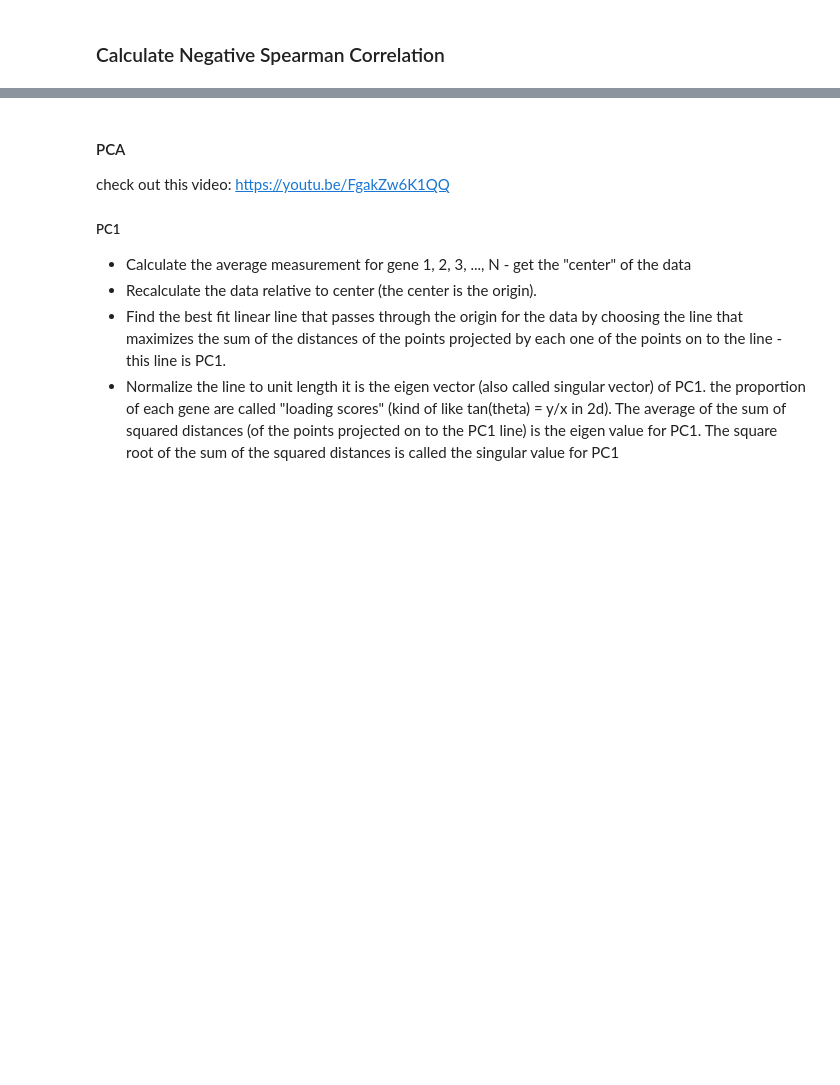
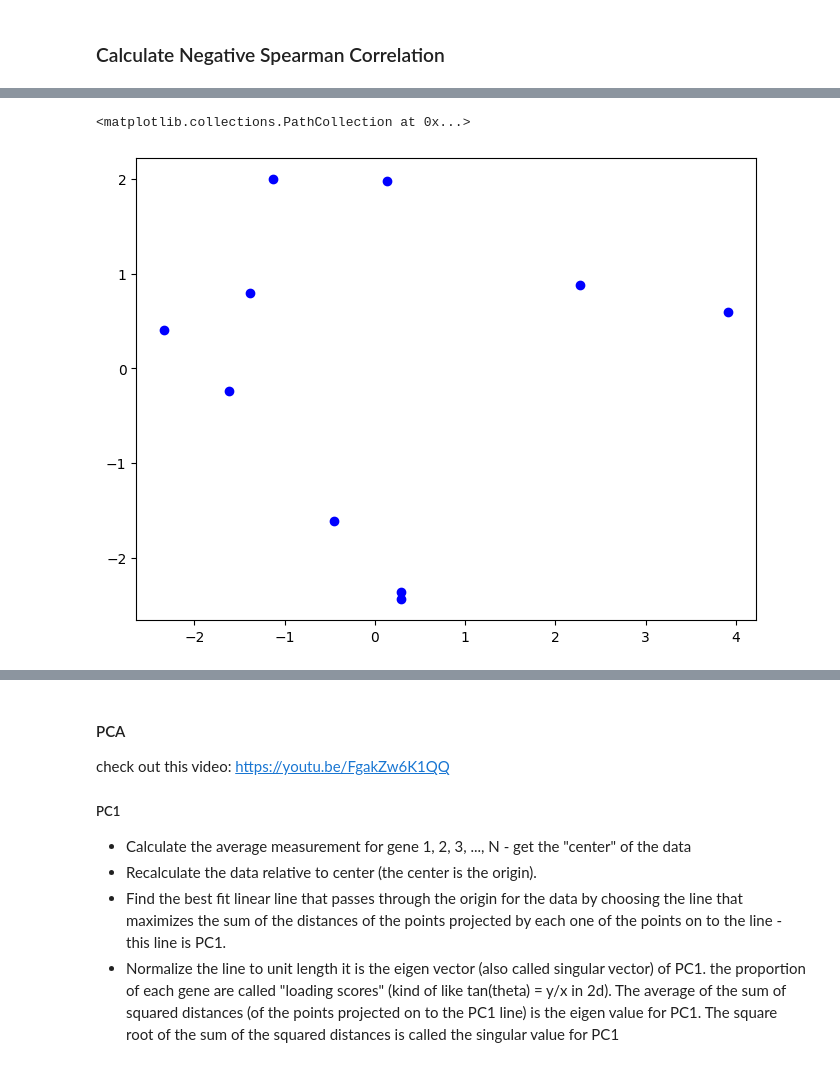
Before and after one commit to GalD101/GCL_Tool_BIU, a Jupyter notebook: Python/synthetic_data.ipynb, the cells around one changed output, grey strips where cells are left out. Cells and saved outputs as stored; diff of their text form; code cells hidden in the pictures; blank space fills up the shorter version.

Commit message:
PCA graph - failed :( this week was terrible

```diff
--- a/Python/synthetic_data.ipynb
+++ b/Python/synthetic_data.ipynb
@@ -165,16 +193,21 @@ np.shape(negative_spearman_steady_state)
 # %%
-for x in range(len(negative_spearman_steady_state)):
-    scaler = StandardScaler()
-    standardized_data = scaler.fit_transform(negative_spearman_steady_state[x])
-    pca = PCA(n_components=2)
-    pca_result = pca.fit_transform(standardized_data)
-    print("Variance ratio:", pca.explained_variance_ratio_)
-    print("PCA result:\n", pca_result)
+# PCA for each cell - FAILED :(
+# Plot the PCA results
+# Each point represents a cell, cells from the same cohort have the same color
 
-    plt.figure(figsize=(8, 6))
-    colors = cm.rainbow(np.linspace(0, 1, len(p)))
-    for i in range(num_of_cohorts):
-        plt.scatter(pca_result[i, 0], pca_result[i, 1], color=colors[i], label=f'p = {p[i]:.2f}')
+my_data = pd.DataFrame(columns=[*negative_spearman_steady_state[0]])
+
+plt.figure(figsize=(8, 6))
+colors = [cm.rainbow(np.linspace(0, 1, num_of_cohorts))]
+
+scaled_data = scale(negative_spearman_steady_state[2])
+pca = PCA(n_components=2)
+pca.fit(scaled_data)
+pca_result = pca.transform(scaled_data)
+plt.scatter(pca_result[:, 0], pca_result[:, 1], color="BLUE")
+# %% [output]
+<matplotlib.collections.PathCollection at 0x...>
+[figure, added]
 # %%
 # Use dimensionality reduction to reduce the spearman matrix by using PCA
 
```
Also changed, not shown: parts of 8 cells of this notebook.
